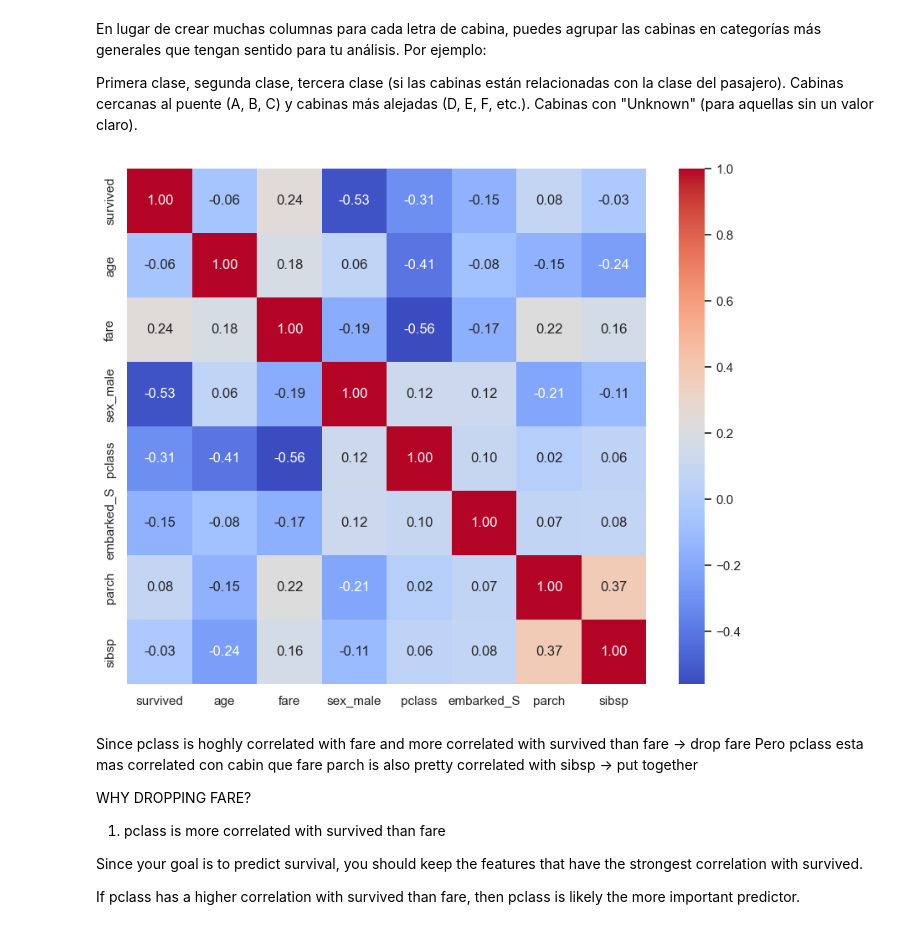
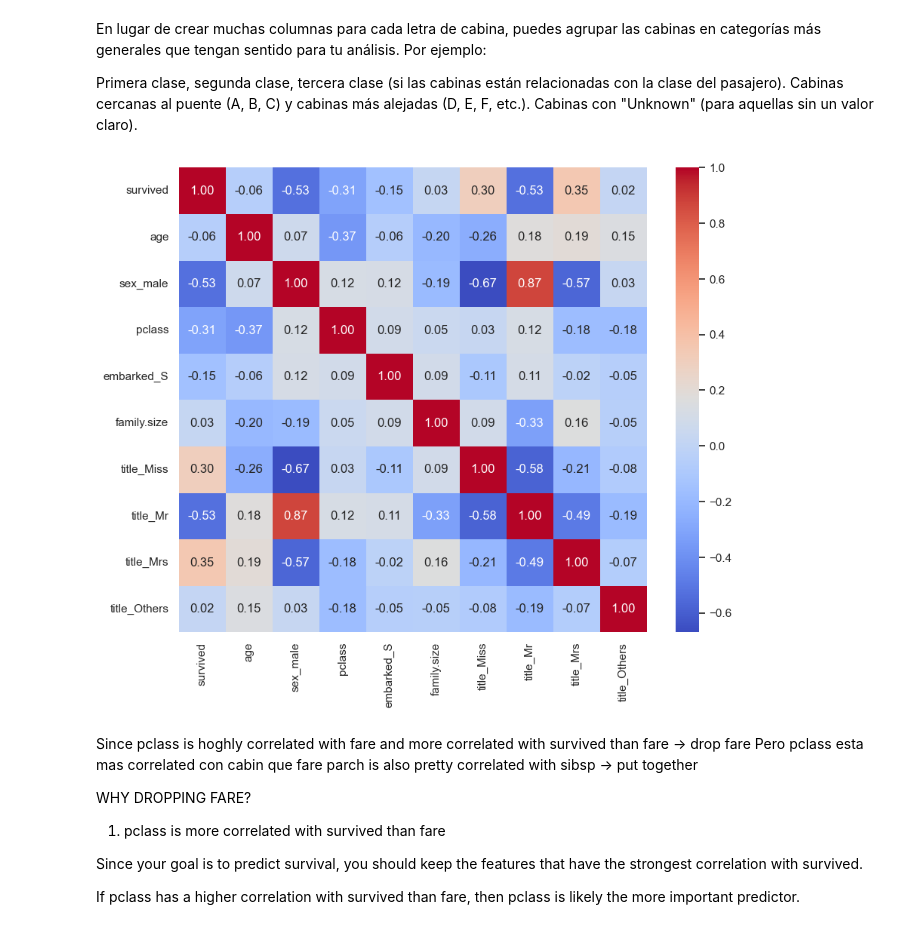
Before and after one commit to fedecaselli/ML-fundamentals-2025, a Jupyter notebook: AssignmentI/assignment_1_<Federica_Caselli[Caselli]>.ipynb, the cells around one changed output. Saved outputs shown, nothing was run; the diff lists cells and outputs as text; code cells hidden in the pictures.

Commit message:
first run w plots

```diff
--- a/AssignmentI/assignment_1_<Federica_Caselli[Caselli]>.ipynb
+++ b/AssignmentI/assignment_1_<Federica_Caselli[Caselli]>.ipynb
@@ -1200,21 +1200,22 @@ Cabinas cercanas al puente (A, B, C) y cabinas más alejadas (D, E, F, etc.).
 Cabinas con "Unknown" (para aquellas sin un valor claro).
 # %%
 # Lista de columnas que deseas incluir en el heatmap
-selected_columns = ['survived', 'age', 'fare', 'sex_male', 'pclass', 'embarked_S', 'parch', 'sibsp']
+selected_columns = ['survived', 'age', 'sex_male', 'pclass', 'embarked_S', 'family.size']
+selected_columns += [col for col in df.columns if col.startswith('title_')]
 
 # Seleccionar solo las columnas de interés
 df_selected = df[selected_columns]
 
 # Calcular la matriz de correlación entre las columnas seleccionadas
 correlation_matrix = df_selected.corr()
 
 # Visualizar la matriz de correlación con un heatmap
 
 plt.figure(figsize=(10, 8))
 sns.heatmap(correlation_matrix, annot=True, cmap='coolwarm', fmt='.2f')
 plt.show()
 # %% [output]
-[figure, old version]
+[figure, new version]
 # %% [markdown]
 Since pclass is hoghly correlated with fare and more correlated with survived than fare -> drop fare
 Pero pclass esta mas correlated con cabin que fare
```
Also changed, not shown: parts of 2 cells of this notebook.
